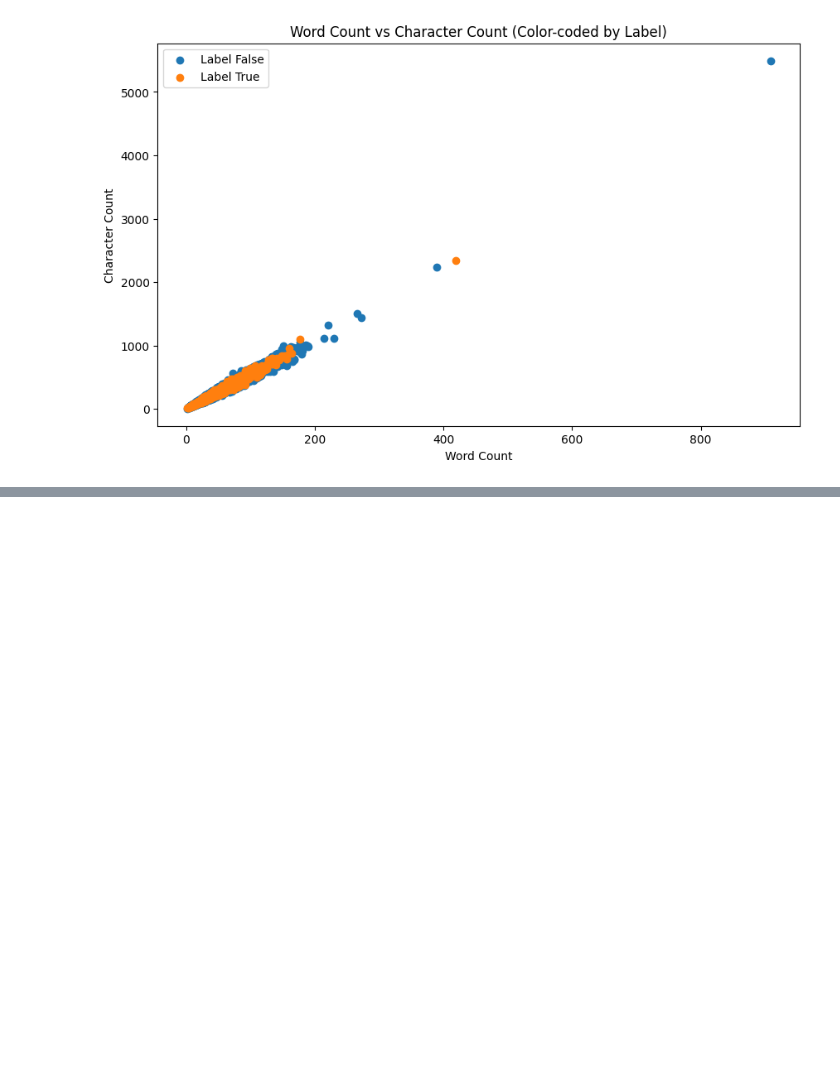
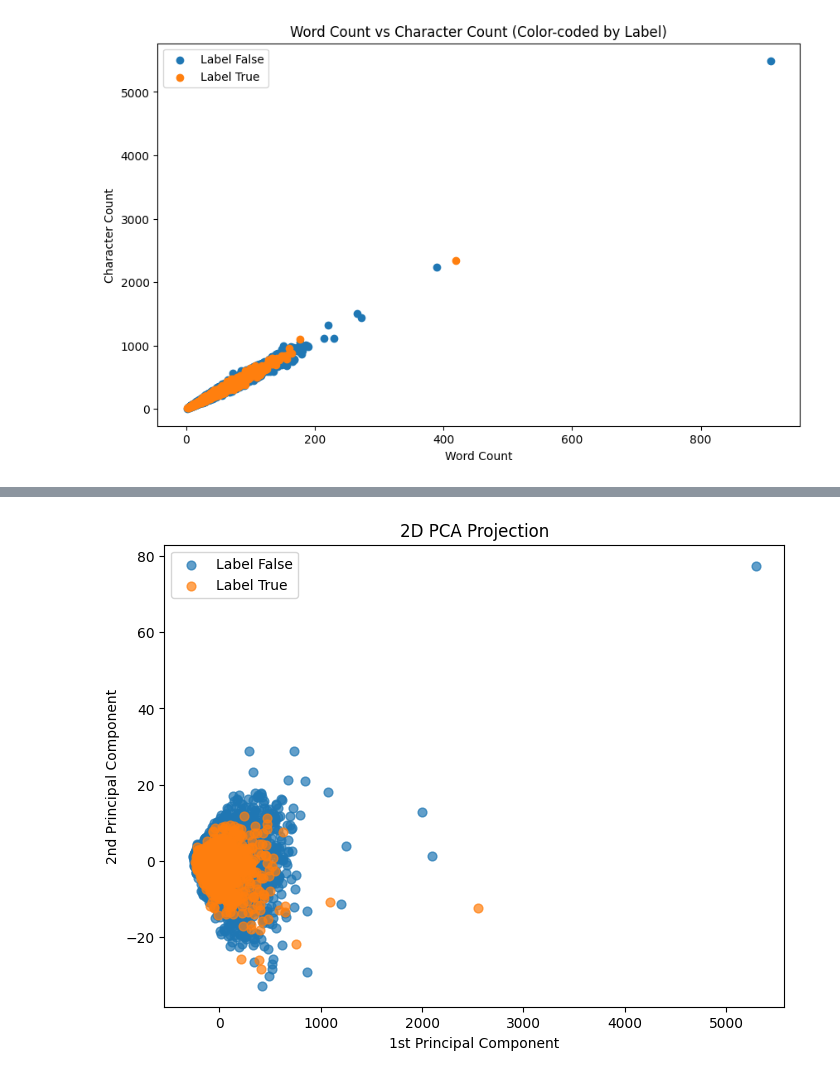
Before and after one commit to avzh1/nlp_bert_classifier, a Jupyter notebook: src/data_analysis/data_analysis.ipynb, the cells around one changed output, grey strips where cells are left out. Drawn from its saved outputs; the diff is of its cells as text; code cells hidden in the pictures; blank space fills up the shorter version.

```diff
--- a/src/data_analysis/data_analysis.ipynb
+++ b/src/data_analysis/data_analysis.ipynb
@@ -244,3 +244,8 @@ worf_freq_by_patronizing[worf_freq_by_patronizing['is_patronizing'] == False]['t
  'ready': 48,
  'visas': 48,
  ...}
+# %%
+not_patronizing_words = worf_freq_by_patronizing[worf_freq_by_patronizing['is_patronizing'] == False]['text'].iloc[0]
+patronizing_words = worf_freq_by_patronizing[worf_freq_by_patronizing['is_patronizing'] == True]['text'].iloc[0]
+strictly_patronizing_words = dict(sorted({ k : patronizing_words[k] for k in set(patronizing_words) - set(not_patronizing_words) }.items(), key=lambda item: item[1], reverse=True))
+strictly_patronizing_words
@@ -246,0 +270,9 @@ worf_freq_by_patronizing[worf_freq_by_patronizing['is_patronizing'] == False]['t
+# %%
+# Checking that it is indeed the right way around
+
+for patronizing_word in (list(strictly_patronizing_words)[0], 'lovely', 'honored'):
+    print('===Extracting tweets containing: ' + patronizing_word + '===')
+    for index, row in joined_df[joined_df['text'].str.contains(patronizing_word)][['text', 'is_patronizing']].iterrows():
+        text = row['text']
+        is_patronizing = row['is_patronizing']
+        print(index, is_patronizing, text)
@@ -508,0 +561,37 @@ plt.show()
+# %%
+from sklearn.decomposition import PCA
+import matplotlib.pyplot as plt
+
+# Assuming words_vs_chars is your DataFrame
+# Rename the columns
+words_vs_chars.rename(columns={'text_x': 'char_count', 'text_y': 'word_count'}, inplace=True)
+
+# Perform PCA with 2 components
+X_reduced = PCA(n_components=2).fit_transform(words_vs_chars[['word_count', 'char_count']])
+
+# Plot the scatter plot in 2D with changed alpha and separate scatter plots for each label
+plt.figure(figsize=(8, 6))
+
+# Iterate through unique labels and plot each separately with a distinct label
+for is_patronizing in words_vs_chars['is_patronizing'].unique():
+    subset = words_vs_chars[words_vs_chars['is_patronizing'] == is_patronizing]
+    plt.scatter(
+        X_reduced[subset.index, 0],
+        X_reduced[subset.index, 1],
+        label=f'Label {is_patronizing}',
+        alpha=0.7,  # Change the alpha value here
+        s=40
+    )
+
+# Add labels and title
+plt.title("2D PCA Projection")
+plt.xlabel("1st Principal Component")
+plt.ylabel("2nd Principal Component")
+
+# Add legend
+plt.legend()
+
+# Show the plot
+plt.show()
+# %% [output]
+[figure, added]
```
Also changed, not shown: parts of 4 cells of this notebook, 1 other file.
